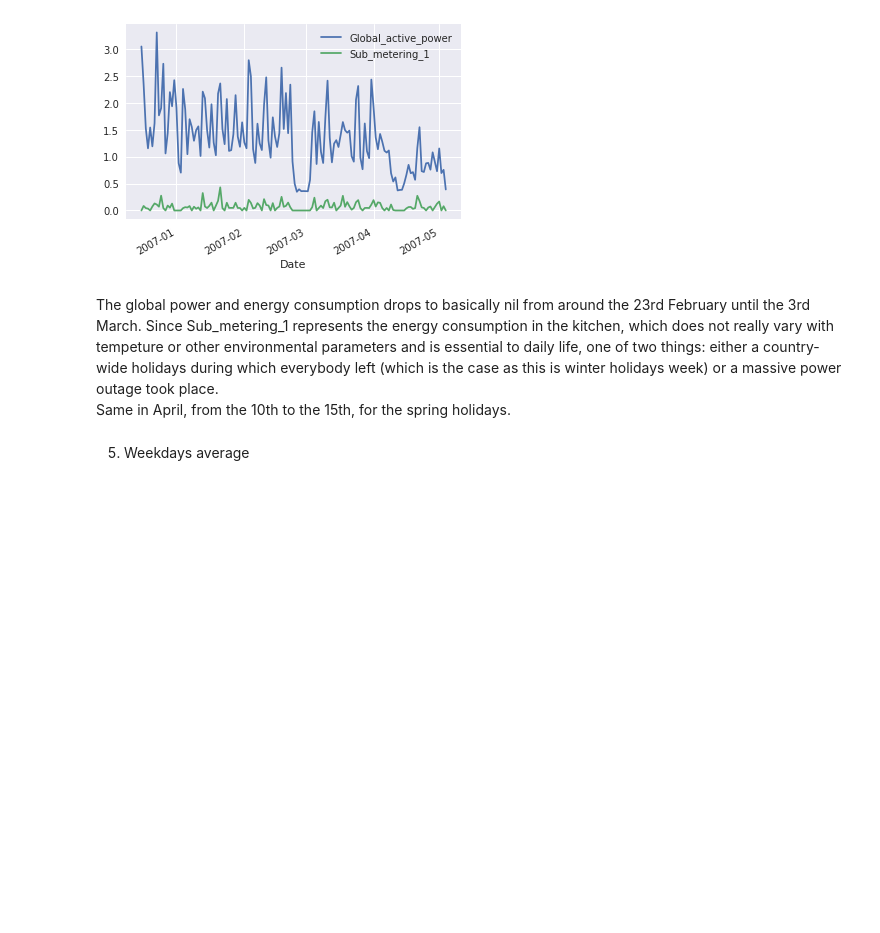
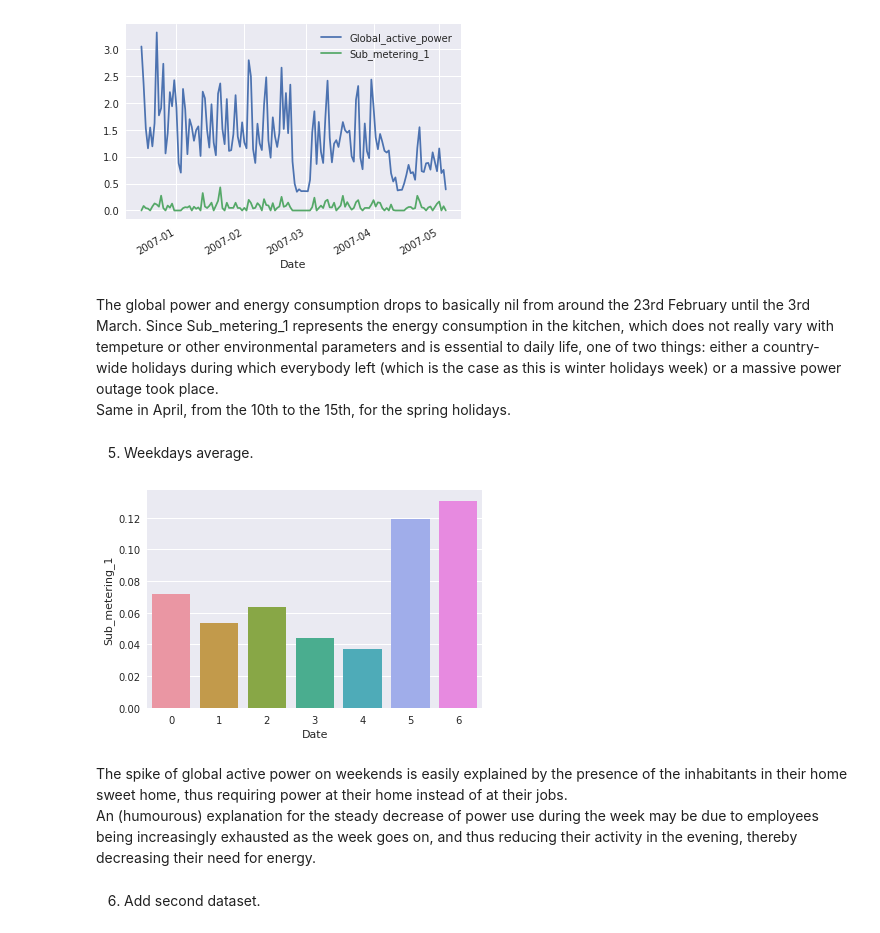
Before and after one commit to AlbandeCrevoisier/SD-TSIA_204, a Jupyter notebook: tp1/sd204_lab1_de crevoisier_alban.ipynb, the cells around one changed output. Drawn from its saved outputs; the diff is of its cells as text; code cells hidden in the pictures; blank space fills up the shorter version.

```diff
--- a/tp1/sd204_lab1_de crevoisier_alban.ipynb
+++ b/tp1/sd204_lab1_de crevoisier_alban.ipynb
@@ -105,4 +87,17 @@ plt.show()
 The global power and energy consumption drops to basically nil from around the 23rd February until the 3rd March. Since Sub_metering_1 represents the energy consumption in the kitchen, which does not really vary with tempeture or other environmental parameters and is essential to daily life, one of two things: either a country-wide holidays during which everybody left (which is the case as this is winter holidays week) or a massive power outage took place.
 Same in April, from the 10th to the 15th, for the spring holidays.
 # %% [markdown]
-5) Weekdays average
+5) Weekdays average.
+# %%
+dw = df.copy()
+dw['Date'] = dw['Date'].dt.weekday
+dw = dw.groupby(['Date']).mean()
+sns.barplot(x=dw.index, y='Sub_metering_1', data=dw)
+plt.show()
+# %% [output]
+[figure, added]
+# %% [markdown]
+The spike of global active power on weekends is easily explained by the presence of the inhabitants in their home sweet home, thus requiring power at their home instead of at their jobs.
+An (humourous) explanation for the steady decrease of power use during the week may be due to employees being increasingly exhausted as the week goes on, and thus reducing their activity in the evening, thereby decreasing their need for energy.
+# %% [markdown]
+6) Add second dataset.
```
Also changed, not shown: parts of 9 cells of this notebook.
